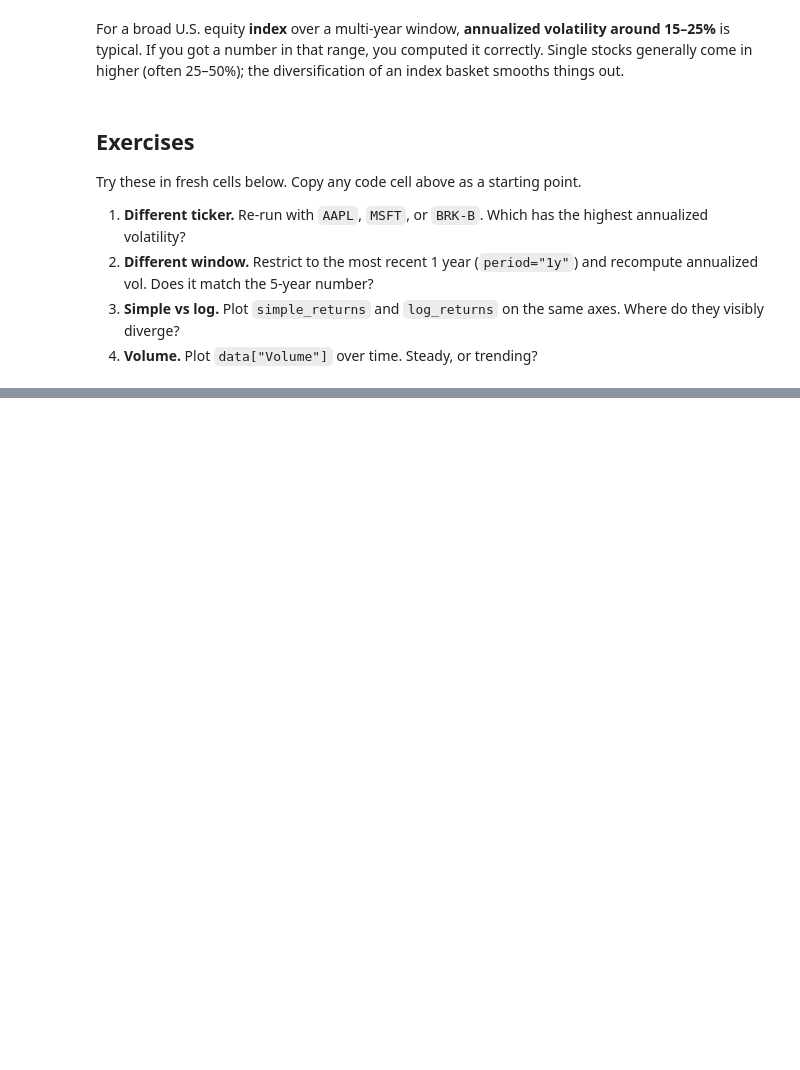
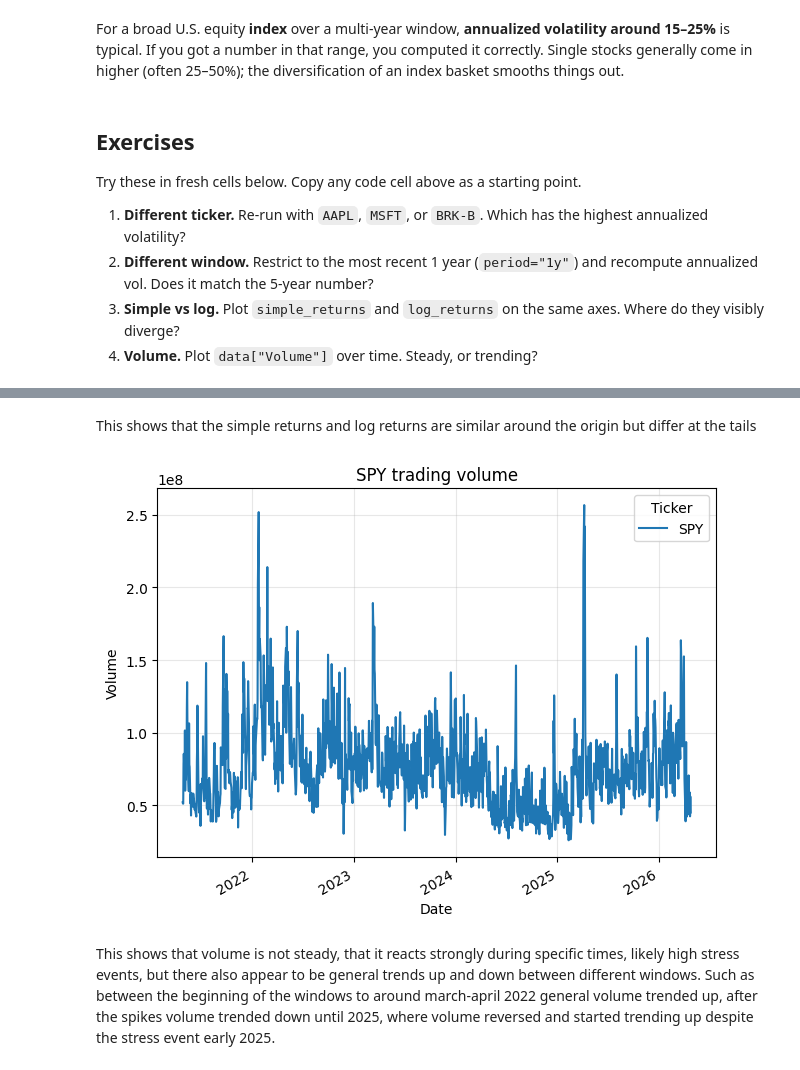
Before and after one commit to MichaelHelmers/quantitative-analysis, a Jupyter notebook: 01-foundations/lesson.ipynb, the cells around one changed output, grey strips where cells are left out. Saved outputs shown, nothing was run; the diff lists cells and outputs as text; code cells hidden in the pictures; blank space fills up the shorter version.

```diff
--- a/01-foundations/lesson.ipynb
+++ b/01-foundations/lesson.ipynb
@@ -135,0 +263,11 @@ Try these in fresh cells below. Copy any code cell above as a starting point.
+# %% [markdown]
+This shows that the simple returns and log returns are similar around the origin but differ at the tails
+# %%
+data["Volume"].plot(title=f"{ticker} trading volume", ylabel="Volume")
+plt.grid(alpha=0.3)
+plt.tight_layout()
+plt.show()
+# %% [output]
+[figure, added]
+# %% [markdown]
+This shows that volume is not steady, that it reacts strongly during specific times, likely high stress events, but there also appear to be general trends up and down between different windows.  Such as between the beginning of the windows to around march-april 2022 general volume trended up, after the spikes volume trended down until 2025, where volume reversed and started trending up despite the stress event early 2025.
```
Also changed, not shown: parts of 10 cells of this notebook.
